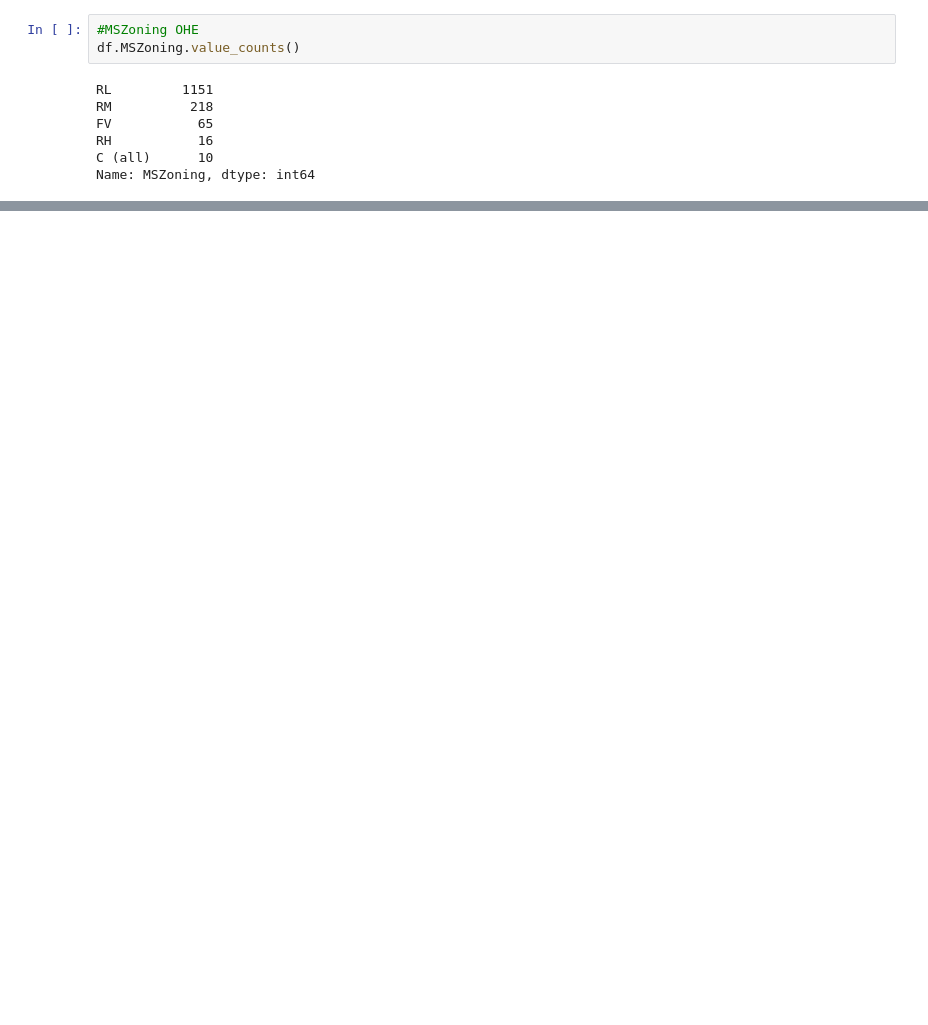
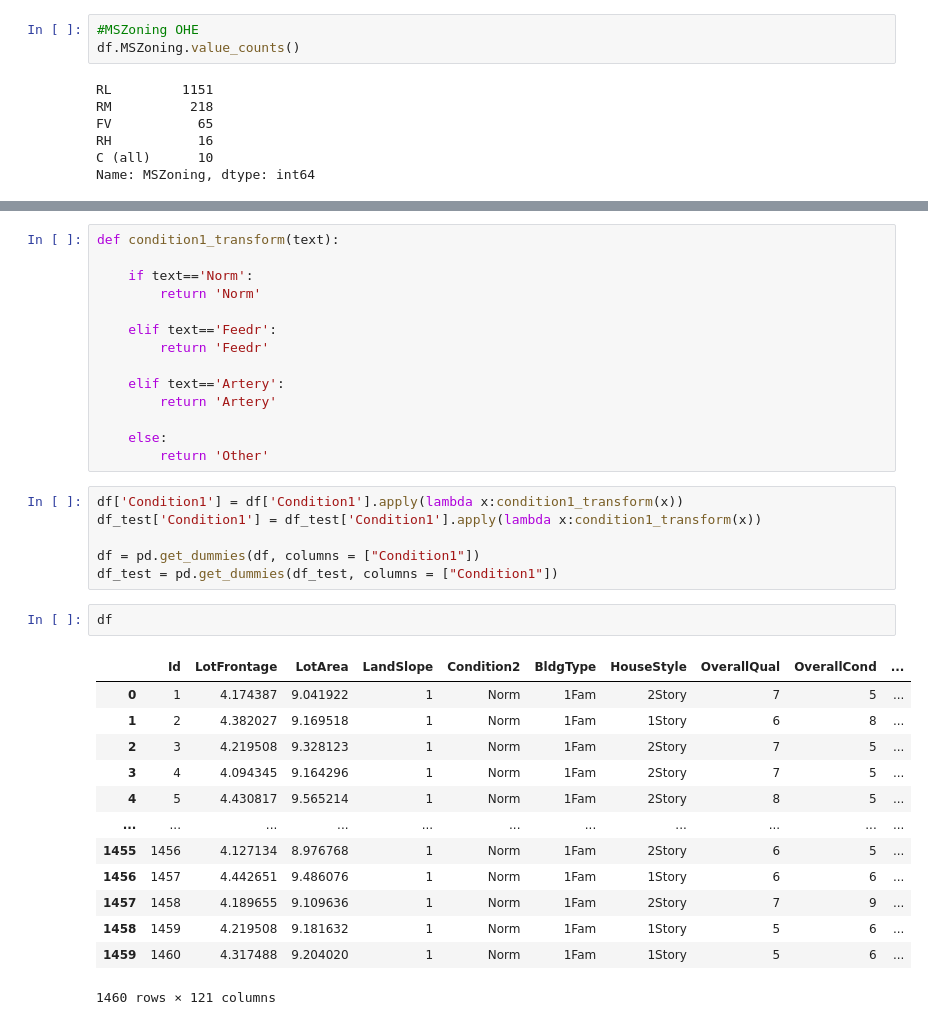
Before and after one commit to marbc3/House-Price-Prediction, a Jupyter notebook: House Price Prediction.ipynb, the cells around one changed output, grey strips where cells are left out. Drawn from its saved outputs; the diff is of its cells as text; blank space fills up the shorter version.

```diff
--- a/House Price Prediction.ipynb
+++ b/House Price Prediction.ipynb
@@ -160,0 +357,36 @@ sns.distplot(df.LotFrontage)
+# %%
+def condition1_transform(text):
+
+    if text=='Norm':
+        return 'Norm'
+
+    elif text=='Feedr':
+        return 'Feedr'
+
+    elif text=='Artery':
+        return 'Artery'
+
+    else:
+        return 'Other'
+# %%
+df['Condition1'] = df['Condition1'].apply(lambda x:condition1_transform(x))
+df_test['Condition1'] = df_test['Condition1'].apply(lambda x:condition1_transform(x))
+
+df = pd.get_dummies(df, columns = ["Condition1"])
+df_test = pd.get_dummies(df_test, columns = ["Condition1"])
+# %%
+df
+# %% [output]
+|  | Id | LotFrontage | LotArea | LandSlope | Condition2 | BldgType | HouseStyle | OverallQual | OverallCond | ... |
+| 0 | 1 | 4.174387 | 9.041922 | 1 | Norm | 1Fam | 2Story | 7 | 5 | ... |
+| 1 | 2 | 4.382027 | 9.169518 | 1 | Norm | 1Fam | 1Story | 6 | 8 | ... |
+| 2 | 3 | 4.219508 | 9.328123 | 1 | Norm | 1Fam | 2Story | 7 | 5 | ... |
+| 3 | 4 | 4.094345 | 9.164296 | 1 | Norm | 1Fam | 2Story | 7 | 5 | ... |
+| 4 | 5 | 4.430817 | 9.565214 | 1 | Norm | 1Fam | 2Story | 8 | 5 | ... |
+| ... | ... | ... | ... | ... | ... | ... | ... | ... | ... | ... |
+| 1455 | 1456 | 4.127134 | 8.976768 | 1 | Norm | 1Fam | 2Story | 6 | 5 | ... |
+| 1456 | 1457 | 4.442651 | 9.486076 | 1 | Norm | 1Fam | 1Story | 6 | 6 | ... |
+| 1457 | 1458 | 4.189655 | 9.109636 | 1 | Norm | 1Fam | 2Story | 7 | 9 | ... |
+| 1458 | 1459 | 4.219508 | 9.181632 | 1 | Norm | 1Fam | 1Story | 5 | 6 | ... |
+| 1459 | 1460 | 4.317488 | 9.204020 | 1 | Norm | 1Fam | 1Story | 5 | 6 | ... |
+1460 rows × 121 columns
```
Also changed, not shown: parts of 34 cells of this notebook.
